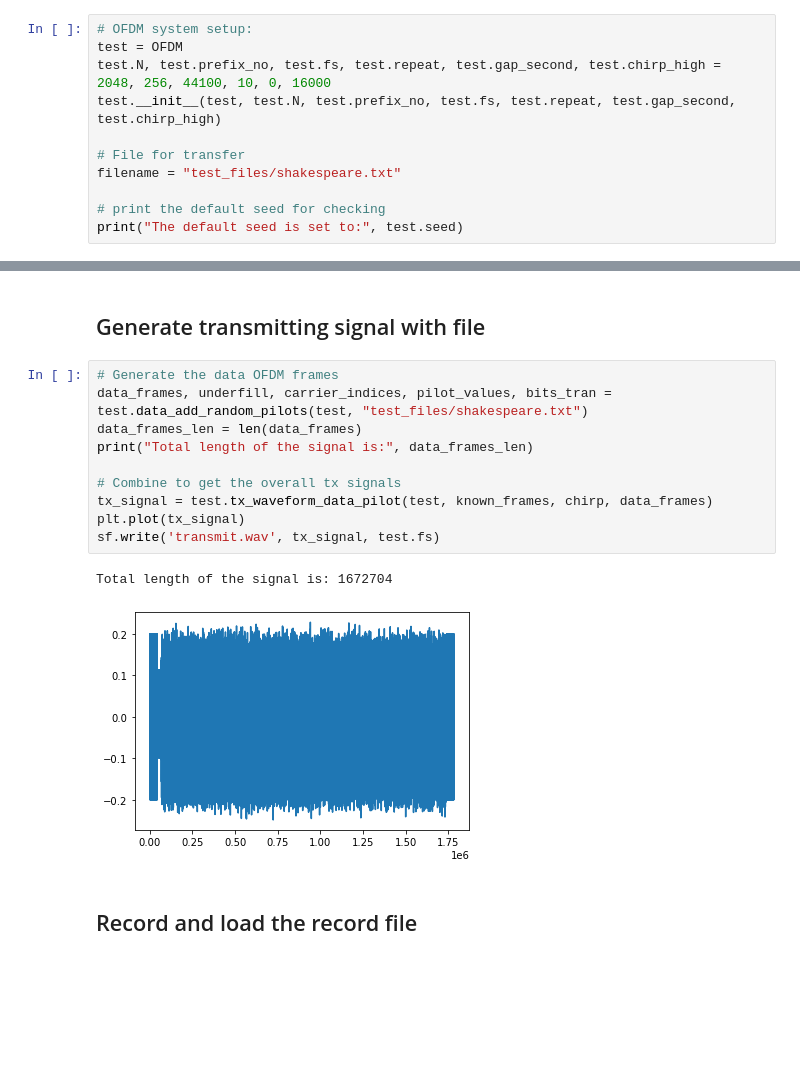
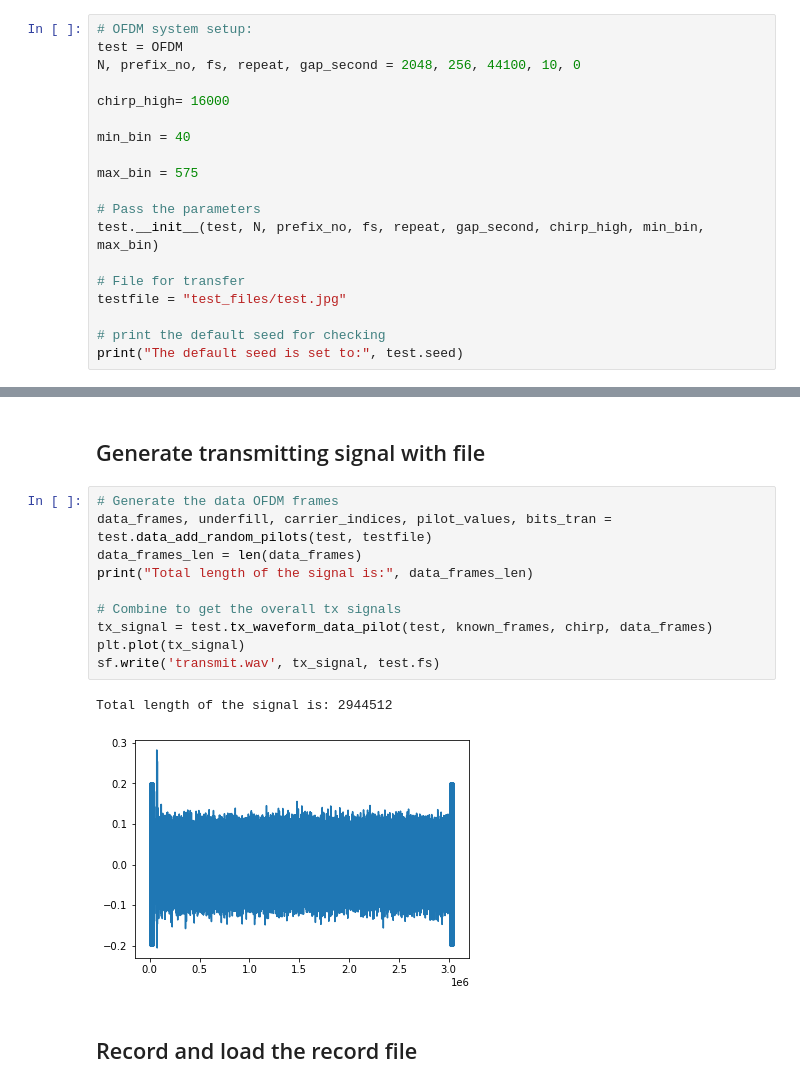
Before and after one commit to JingbiaoMei/Cambridge-Blue-Noise, a Jupyter notebook: System_setup_pilot.ipynb, the cells around one changed output, grey strips where cells are left out. Drawn from its saved outputs; the diff is of its cells as text; blank space fills up the shorter version.

```diff
--- a/System_setup_pilot.ipynb
+++ b/System_setup_pilot.ipynb
@@ -7,11 +7,19 @@ from transmit import *
 # %%
 # OFDM system setup:
 test = OFDM
-test.N, test.prefix_no, test.fs, test.repeat, test.gap_second, test.chirp_high = 2048, 256, 44100, 10, 0, 16000
-test.__init__(test, test.N, test.prefix_no, test.fs, test.repeat, test.gap_second, test.chirp_high)
+N, prefix_no, fs, repeat, gap_second = 2048, 256, 44100, 10, 0
+
+chirp_high= 16000
+
+min_bin = 40
+
+max_bin = 575
+
+# Pass the parameters
+test.__init__(test, N, prefix_no, fs, repeat, gap_second, chirp_high, min_bin, max_bin)
 
 # File for transfer
-filename = "test_files/shakespeare.txt"
+testfile = "test_files/test.jpg"
 
 # print the default seed for checking
 print("The default seed is set to:", test.seed)
@@ -29,17 +37,17 @@ chirp, inv_chirp = test.define_chirp(test)
 ## Generate transmitting signal with file
 # %%
 # Generate the data OFDM frames
-data_frames, underfill, carrier_indices, pilot_values, bits_tran = test.data_add_random_pilots(test, "test_files/shakespeare.txt")
+data_frames, underfill, carrier_indices, pilot_values, bits_tran = test.data_add_random_pilots(test, testfile)
 data_frames_len = len(data_frames)
 print("Total length of the signal is:", data_frames_len)
 
 # Combine to get the overall tx signals
 tx_signal = test.tx_waveform_data_pilot(test, known_frames, chirp, data_frames)
 plt.plot(tx_signal)
 sf.write('transmit.wav', tx_signal, test.fs)
 # %% [output]
-Total length of the signal is: 1672704
+Total length of the signal is: 2944512
-[figure, old version]
+[figure, new version]
 # %% [markdown]
 ## Record and load the record file
 # %%
```
Also changed, not shown: parts of 6 cells of this notebook, 11 other files.
